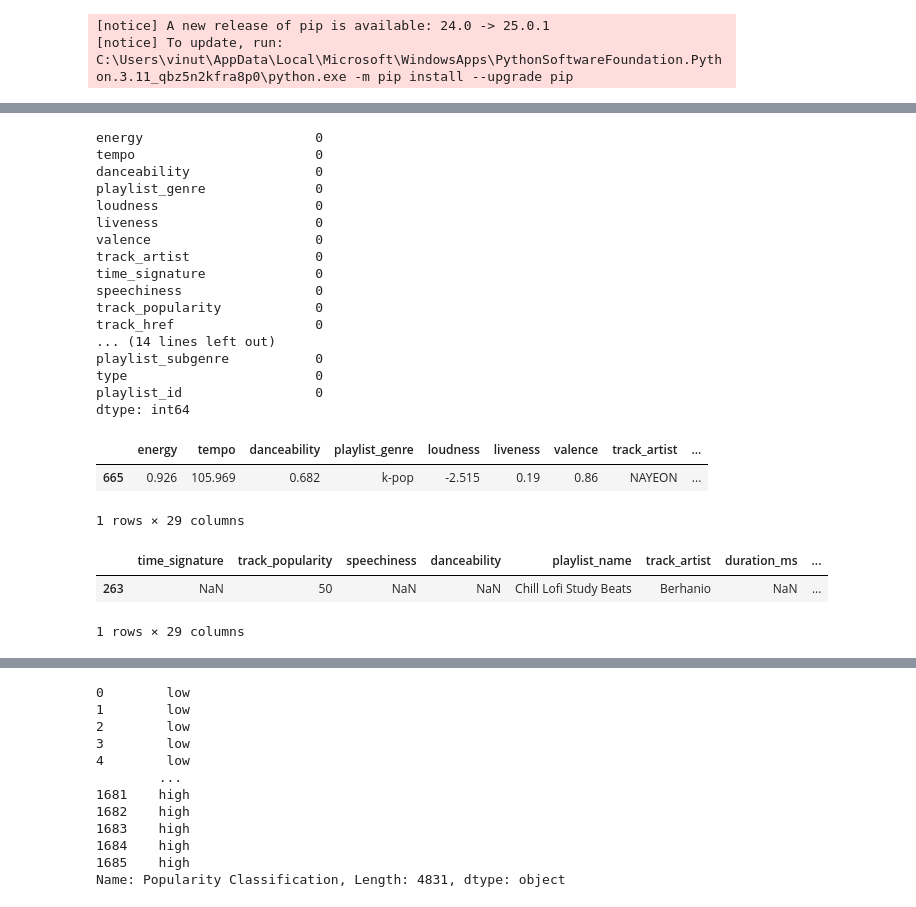
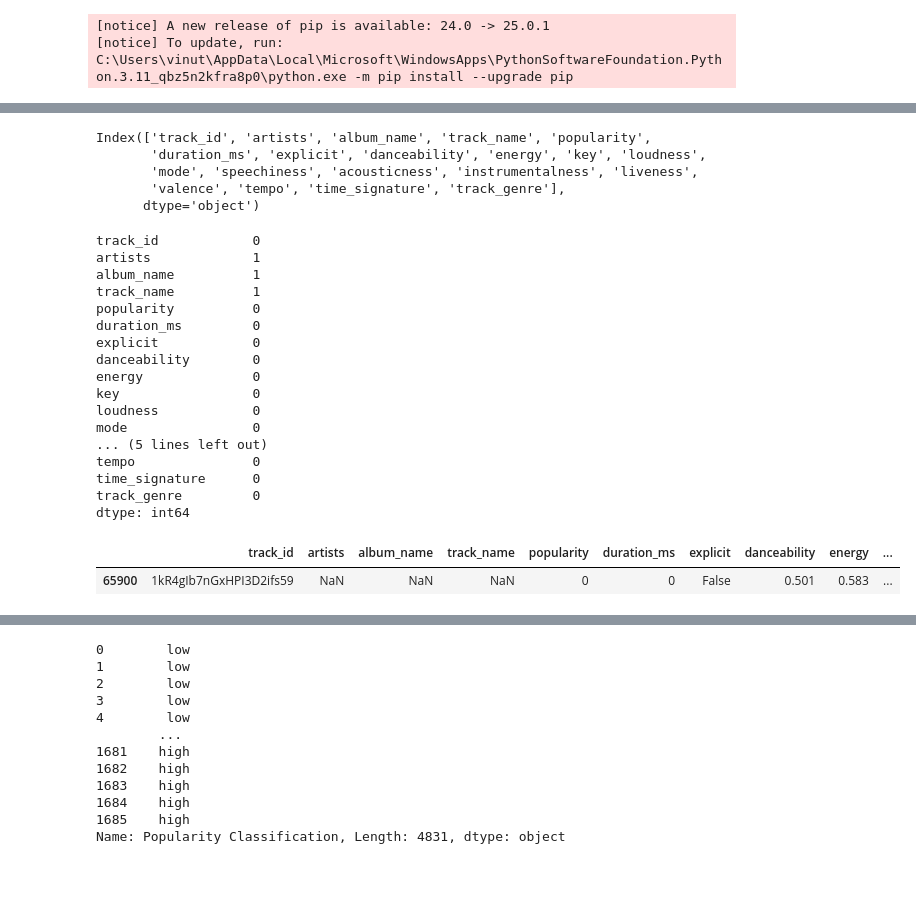
Before and after one commit to shreyamusini/song_popularity_dsc_148_final_project, a Jupyter notebook: project.ipynb, the cells around one changed output, grey strips where cells are left out. Saved outputs shown, nothing was run; the diff lists cells and outputs as text; code cells hidden in the pictures; blank space fills up the shorter version.

```diff
--- a/project.ipynb
+++ b/project.ipynb
@@ -50,32 +18,35 @@ low
+# %%
+df = pd.read_csv(r'C:\Users\vinut\OneDrive\Desktop\DSC148\song_popularity\dataset_2.csv')
+df = df.drop(columns = ['Unnamed: 0'])
+df.columns
+# %% [output]
+Index(['track_id', 'artists', 'album_name', 'track_name', 'popularity',
+       'duration_ms', 'explicit', 'danceability', 'energy', 'key', 'loudness',
+       'mode', 'speechiness', 'acousticness', 'instrumentalness', 'liveness',
+       'valence', 'tempo', 'time_signature', 'track_genre'],
+      dtype='object')
 # %%
-high.isna().sum()
+df.isna().sum()
 # %% [output]
-energy                      0
-tempo                       0
-danceability                0
-playlist_genre              0
-loudness                    0
-liveness                    0
-valence                     0
-track_artist                0
-time_signature              0
-speechiness                 0
-track_popularity            0
-track_href                  0
-... (14 lines left out)
-playlist_subgenre           0
-type                        0
-playlist_id                 0
+track_id            0
+artists             1
+album_name          1
+track_name          1
+popularity          0
+duration_ms         0
+explicit            0
+danceability        0
+energy              0
+key                 0
+loudness            0
+mode                0
+... (5 lines left out)
+tempo               0
+time_signature      0
+track_genre         0
 dtype: int64
 # %%
-high[high.isna().any(axis=1)]
+df[df.isna().any(axis=1)]
 # %% [output]
-|  | energy | tempo | danceability | playlist_genre | loudness | liveness | valence | track_artist | ... |
-| 665 | 0.926 | 105.969 | 0.682 | k-pop | -2.515 | 0.19 | 0.86 | NAYEON | ... |
+|  | track_id | artists | album_name | track_name | popularity | duration_ms | explicit | danceability | energy | ... |
+| 65900 | 1kR4gIb7nGxHPI3D2ifs59 | NaN | NaN | NaN | 0 | 0 | False | 0.501 | 0.583 | ... |
-1 rows × 29 columns
-# %%
-low[low.isna().any(axis = 1)]
-# %% [output]
-|  | time_signature | track_popularity | speechiness | danceability | playlist_name | track_artist | duration_ms | ... |
-| 263 | NaN | 50 | NaN | NaN | Chill Lofi Study Beats | Berhanio | NaN | ... |
-1 rows × 29 columns
```
Also changed, not shown: parts of 54 cells of this notebook.
